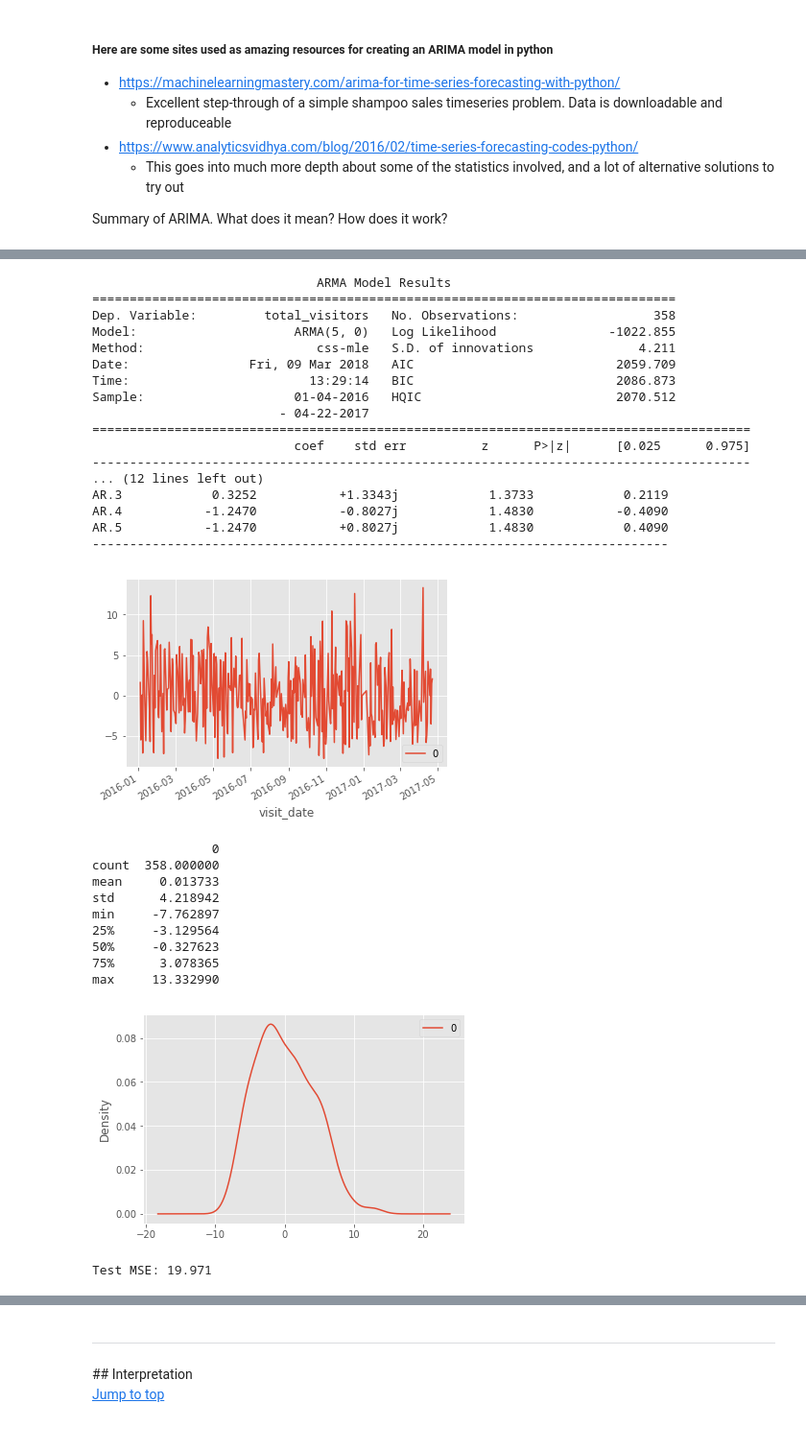
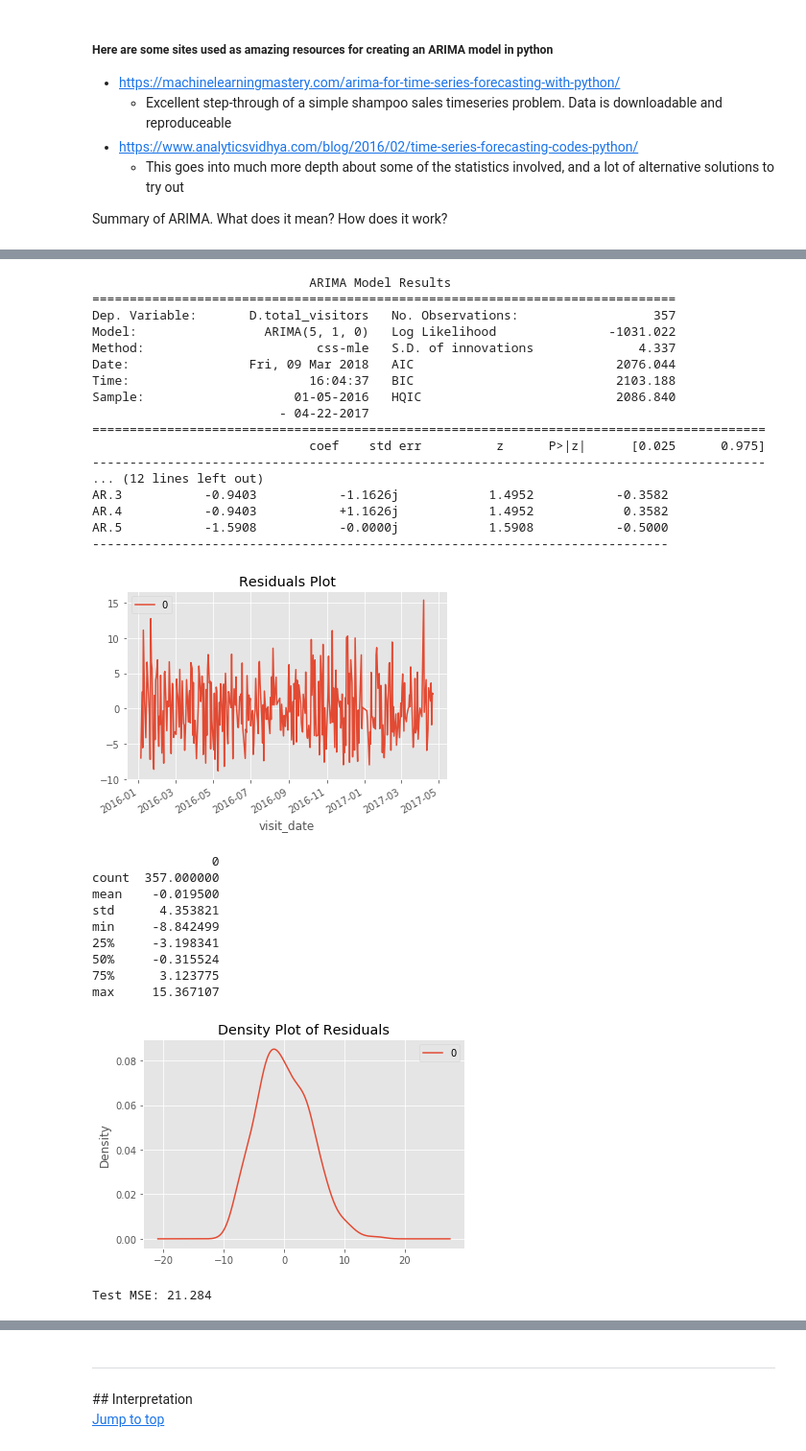
Before and after one commit to svirshup/Retail-Forecasting, a Jupyter notebook: Retail Forecasting.ipynb, the cells around one changed output, grey strips where cells are left out. Shown at 96% size. Saved outputs shown, nothing was run; the diff lists cells and outputs as text; code cells hidden in the pictures.

Commit message:
Updates to plot titles

```diff
--- a/Retail Forecasting.ipynb
+++ b/Retail Forecasting.ipynb
@@ -679,9 +679,11 @@ def arima_summary(id,lag,differencing,ma_window):
     # plot the residuals and density plot
     residuals = DataFrame(model_fit.resid)
     residuals.plot()
+    pyplot.title("Residuals Plot")
     pyplot.show()
     residuals.plot(kind='kde')
     print(residuals.describe())
+    pyplot.title("Density Plot of Residuals")
     pyplot.show()
 
 
@@ -704,6 +706,7 @@ def arima_summary(id,lag,differencing,ma_window):
     print('Test MSE: %.3f' % error)
     pyplot.plot(test, color='blue')
     pyplot.plot(predictions, color='red')
+    pyplot.title("Predictions (red) vs Expected (blue)")
     pyplot.show()
 # %% [markdown]
 Store ID examples and their (p,d,q)
@@ -720,38 +721,38 @@ Store ID examples and their (p,d,q)
     * (75,0,0)
 # %%
 #pre_arima('air_9d93d95720f2e831')
-arima_summary('air_9d93d95720f2e831',5,0,0)
+arima_summary('air_9d93d95720f2e831',5,1,0)
 
 # We've added 5 lag variables to this ARIMA model based on the autocorrelation plot
-# It's already stationary, based on the timeseries plot, so we don't need to perform any differencing
+# Since it is not stationary, we difference it once with a d of 1
 # The blue and red graph at the bottom shows the actual vs predicted visitors for this store
 # %% [output]
-                              ARMA Model Results
+                             ARIMA Model Results
 ==============================================================================
-Dep. Variable:         total_visitors   No. Observations:                  358
-Model:                     ARMA(5, 0)   Log Likelihood               -1022.855
-Method:                       css-mle   S.D. of innovations              4.211
-Date:                Fri, 09 Mar 2018   AIC                           2059.709
-Time:                        13:29:14   BIC                           2086.873
-Sample:                    01-04-2016   HQIC                          2070.512
+Dep. Variable:       D.total_visitors   No. Observations:                  357
+Model:                 ARIMA(5, 1, 0)   Log Likelihood               -1031.022
+Method:                       css-mle   S.D. of innovations              4.337
+Date:                Fri, 09 Mar 2018   AIC                           2076.044
+Time:                        16:04:37   BIC                           2103.188
+Sample:                    01-05-2016   HQIC                          2086.840
                          - 04-22-2017
-========================================================================================
-                           coef    std err          z      P>|z|      [0.025      0.975]
-----------------------------------------------------------------------------------------
+==========================================================================================
+                             coef    std err          z      P>|z|      [0.025      0.975]
+------------------------------------------------------------------------------------------
 ... (12 lines left out)
-AR.3            0.3252           +1.3343j            1.3733            0.2119
-AR.4           -1.2470           -0.8027j            1.4830           -0.4090
-AR.5           -1.2470           +0.8027j            1.4830            0.4090
+AR.3           -0.9403           -1.1626j            1.4952           -0.3582
+AR.4           -0.9403           +1.1626j            1.4952            0.3582
+AR.5           -1.5908           -0.0000j            1.5908           -0.5000
 -----------------------------------------------------------------------------
-[figure, old version]
+[figure, new version]
                 0
-count  358.000000
-mean     0.013733
-std      4.218942
-min     -7.762897
-25%     -3.129564
-50%     -0.327623
-75%      3.078365
-max     13.332990
+count  357.000000
+mean    -0.019500
+std      4.353821
+min     -8.842499
+25%     -3.198341
+50%     -0.315524
+75%      3.123775
+max     15.367107
-[figure, old version]
+[figure, new version]
-Test MSE: 19.971
+Test MSE: 21.284
```
Also changed, not shown: parts of 6 cells of this notebook.
